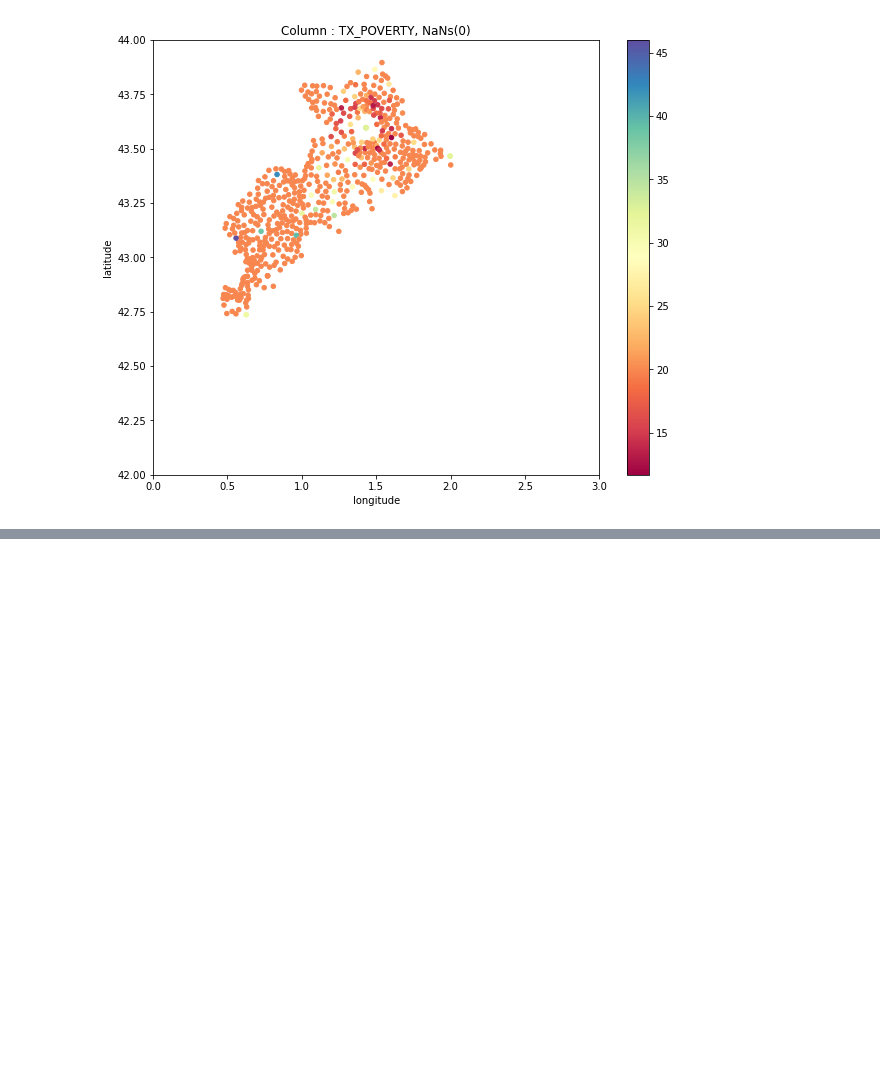
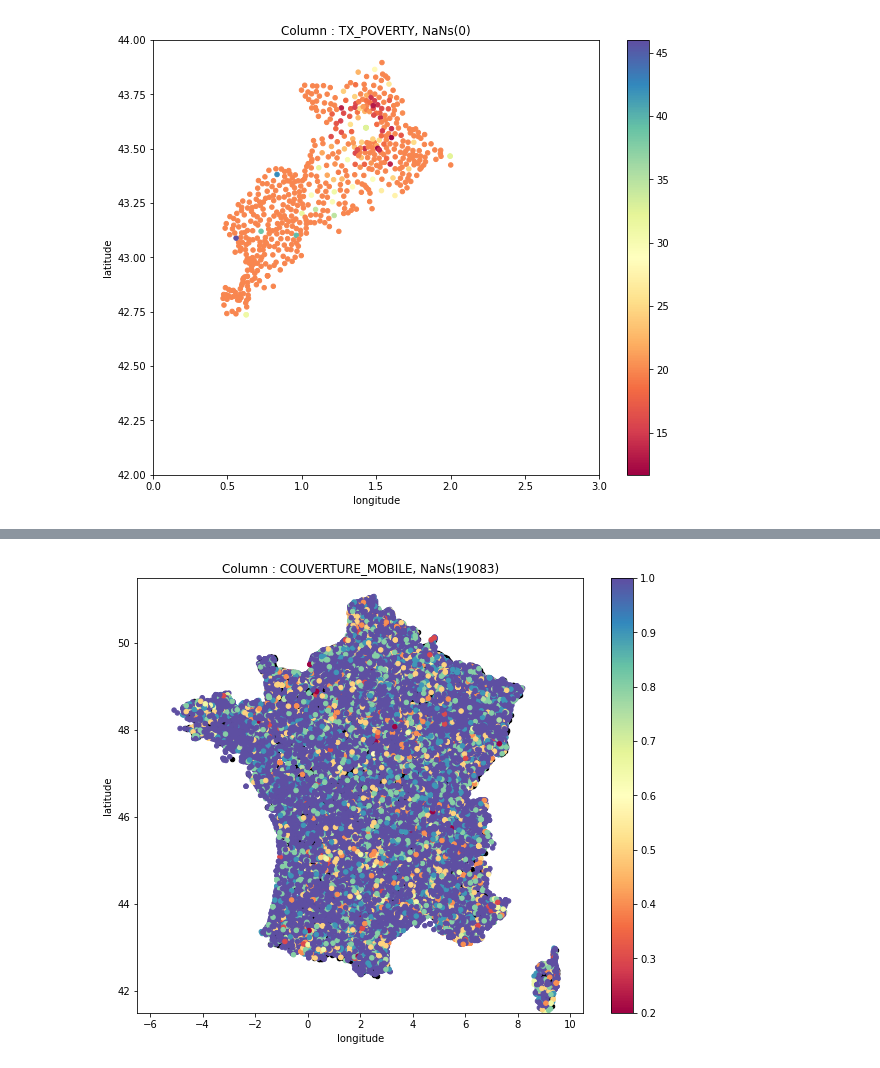
Before and after one commit to dataforgoodfr/batch8_mednum, a Jupyter notebook: notebooks/dataviz_merge.ipynb, the cells around one changed output, grey strips where cells are left out. Saved outputs shown, nothing was run; the diff lists cells and outputs as text; code cells hidden in the pictures; blank space fills up the shorter version.

```diff
--- a/notebooks/dataviz_merge.ipynb
+++ b/notebooks/dataviz_merge.ipynb
@@ -4,3 +4,12 @@ from glob import glob
 import pandas as pd
 import numpy as np
 import matplotlib.pyplot as plt
+
+from pathlib import Path
+import warnings
+warnings.filterwarnings('ignore')
+
+external_data = Path('../data/external/')
+processed_data = Path('../data/processed/')
+raw_data = Path('../data/raw/')
+interim_data = Path('../data/interim/')
@@ -58,7 +65,7 @@ dtype: int64
 # %%
 #load gps coordinates
 ## testing with data_gps.
-data_gps = pd.read_csv('../data/data_gps.csv')
+data_gps = pd.read_csv(external_data/'data_gps.csv')
 data_gps['code_INSEE'] = ['0'+str(X) if len(str(X)) < 5 else X for X in data_gps['code_INSEE']]
 data_gps.columns = ['CODE_INSEE','latitude','longitude']
 # %%
@@ -185,3 +192,7 @@ for i in columns:
 [figure]
 [figure]
 [figure]
+# %%
+tx_demande = pd.read_csv(interim_data/'taux_couverture_mobile.csv')
+tx_gps = pd.merge(tx_demande,data_gps,on="CODE_INSEE")
+tx_gps
@@ -187,0 +213,4 @@ for i in columns:
+# %%
+plot_gps_column(tx_gps,'COUVERTURE_MOBILE')
+# %% [output]
+[figure, added]
```
Also changed, not shown: parts of 10 cells of this notebook.
